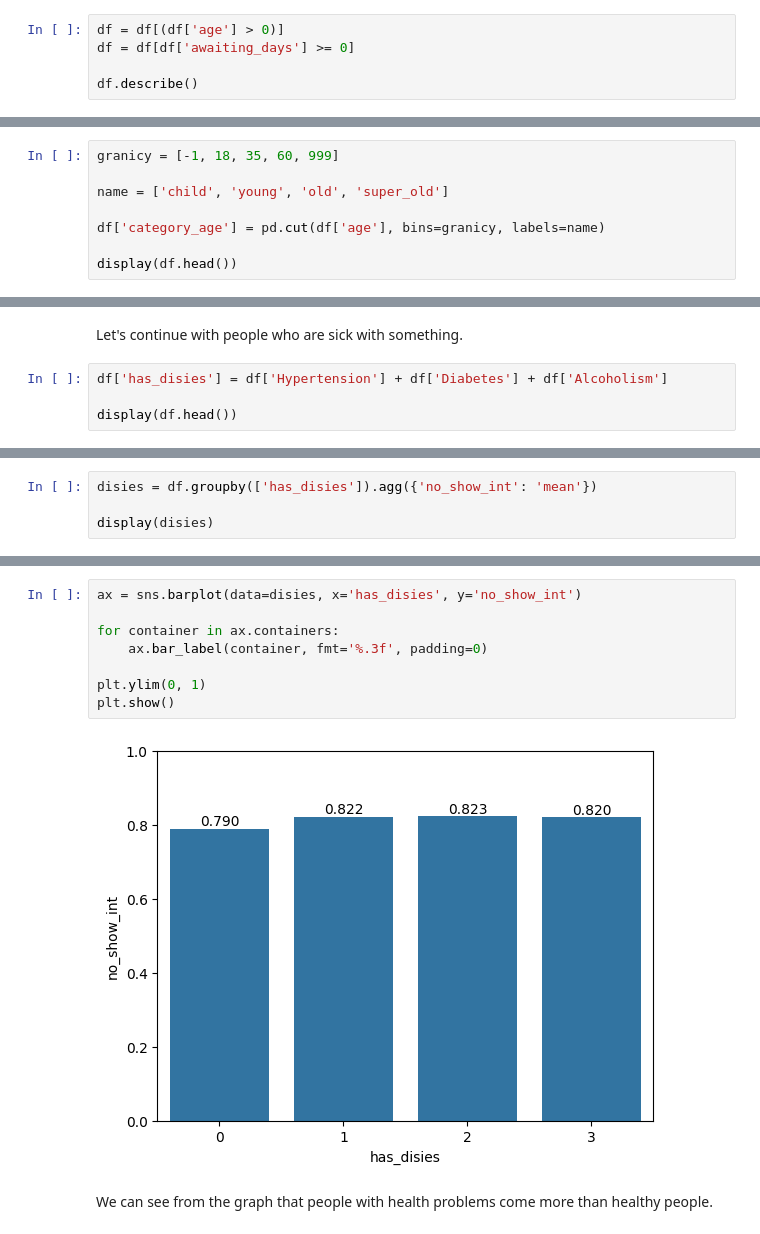
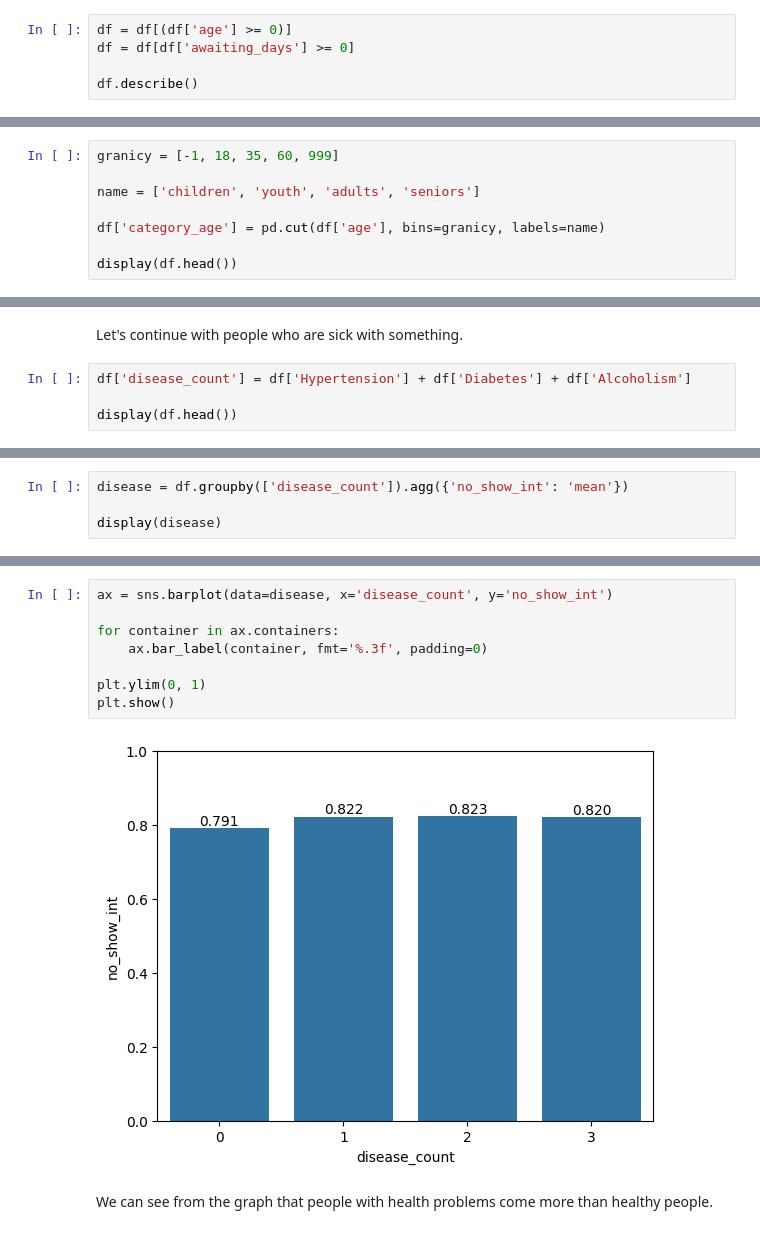
Before and after one commit to m4rkellkka/clinic-retention-analysis, a Jupyter notebook: 1.ipynb, the cells around one changed output, grey strips where cells are left out. Saved outputs shown, nothing was run; the diff lists cells and outputs as text.

```diff
--- a/1.ipynb
+++ b/1.ipynb
@@ -105,7 +105,7 @@ handicap
 4         3
 Name: count, dtype: int64
 # %%
-df = df[(df['age'] > 0)]
+df = df[(df['age'] >= 0)]
 df = df[df['awaiting_days'] >= 0]
 
 df.describe()
@@ -305,7 +305,7 @@ Name: no_show_int, Length: 399, dtype: int64
 # %%
 granicy = [-1, 18, 35, 60, 999]
 
-name = ['child', 'young', 'old', 'super_old']
+name = ['children', 'youth', 'adults', 'seniors']
 
 df['category_age'] = pd.cut(df['age'], bins=granicy, labels=name)
 
@@ -343,7 +343,7 @@ From this graph we can see that people aged 18-35 are the least likely to visit
 # %% [markdown]
 Let's continue with people who are sick with something.
 # %%
-df['has_disies'] = df['Hypertension'] + df['Diabetes'] + df['Alcoholism']
+df['disease_count'] = df['Hypertension'] + df['Diabetes'] + df['Alcoholism']
 
 display(df.head())
 # %% [output]
@@ -354,8 +354,8 @@ display(df.head())
 | 3 | 8.679512e+11 | 5642828 | F | 2016-04-29 00:00:00+00:00 | 2016-04-29 00:00:00+00:00 | 8 | PONTAL DE CAMBURI | 0 | ... |
 | 4 | 8.841186e+12 | 5642494 | F | 2016-04-29 00:00:00+00:00 | 2016-04-29 00:00:00+00:00 | 56 | JARDIM DA PENHA | 0 | ... |
 # %%
-disies = df.groupby(['has_disies']).agg({'no_show_int': 'mean'})
+disease = df.groupby(['disease_count']).agg({'no_show_int': 'mean'})
 
-display(disies)
+display(disease)
 # %% [output]
 |  | no_show_int |
@@ -365,15 +365,15 @@ display(disies)
 | 2 | 0.822963 |
 | 3 | 0.820312 |
 # %%
-ax = sns.barplot(data=disies, x='has_disies', y='no_show_int')
+ax = sns.barplot(data=disease, x='disease_count', y='no_show_int')
 
 for container in ax.containers:
     ax.bar_label(container, fmt='%.3f', padding=0)
 
 plt.ylim(0, 1)
 plt.show()
 # %% [output]
-[figure, old version]
+[figure, new version]
 # %% [markdown]
 We can see from the graph that people with health problems come more than healthy people.
 # %% [markdown]
```
Also changed, not shown: parts of 14 cells of this notebook.
